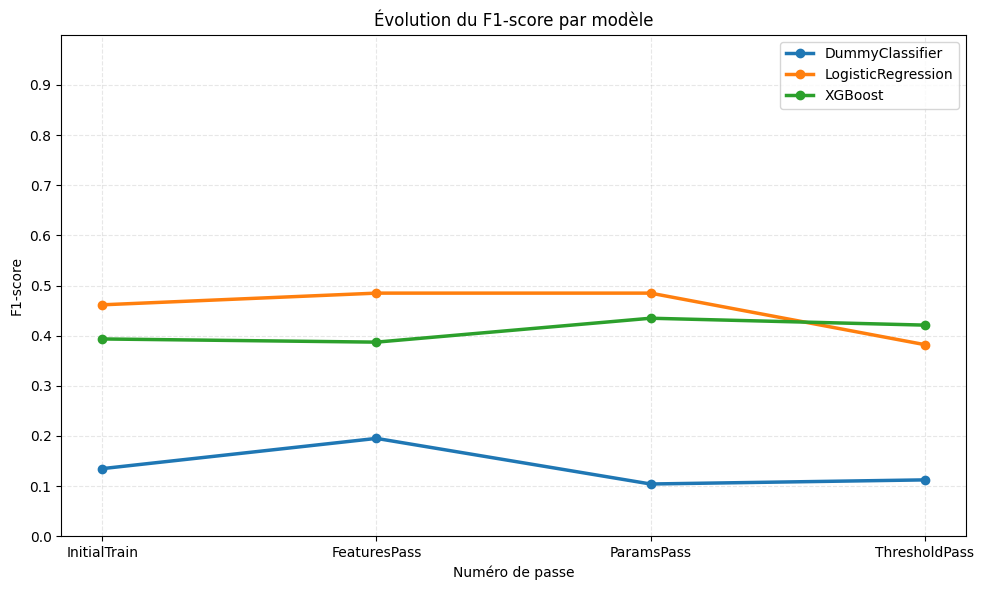
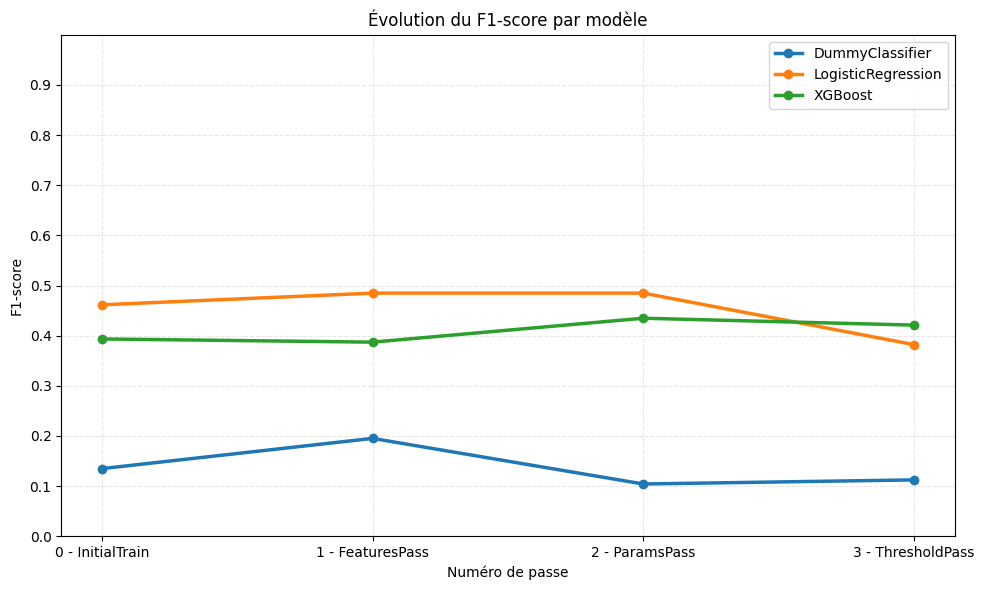
Code edit (unified diff) that turned the first committed figure into the second:
--- before
+++ after
@@ -45,6 +45,6 @@
 
 
-#plt.xticks(x)
-plt.xticks(x, BaseTrain.pass_names)
+labels_avec_numero = [f"{i} - {label}" for i, label in enumerate(BaseTrain.pass_names)]
+plt.xticks(x, labels_avec_numero)
 plt.yticks(np.arange(0, 1, 0.1))
 plt.tight_layout()

Commit: affiche le numero de passe